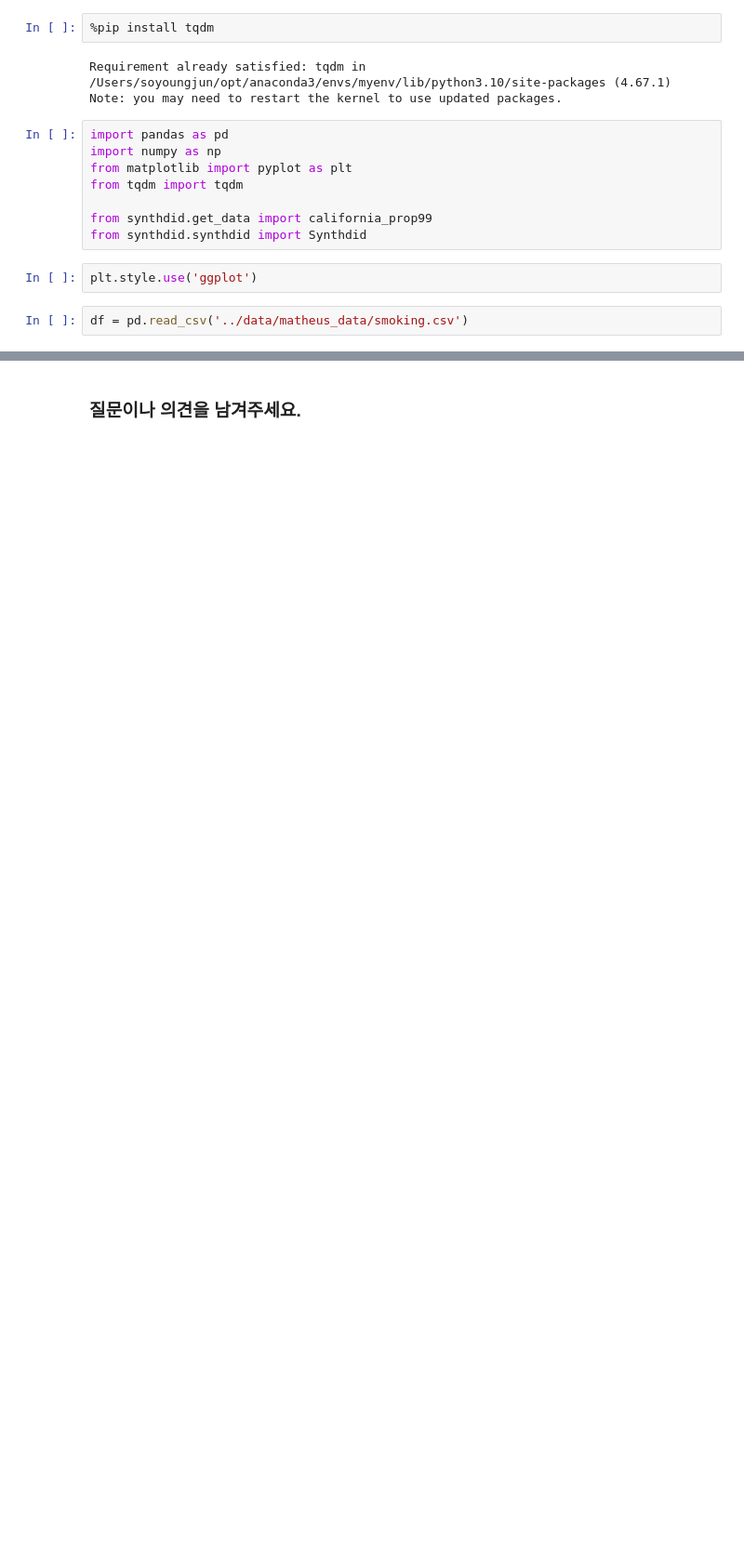
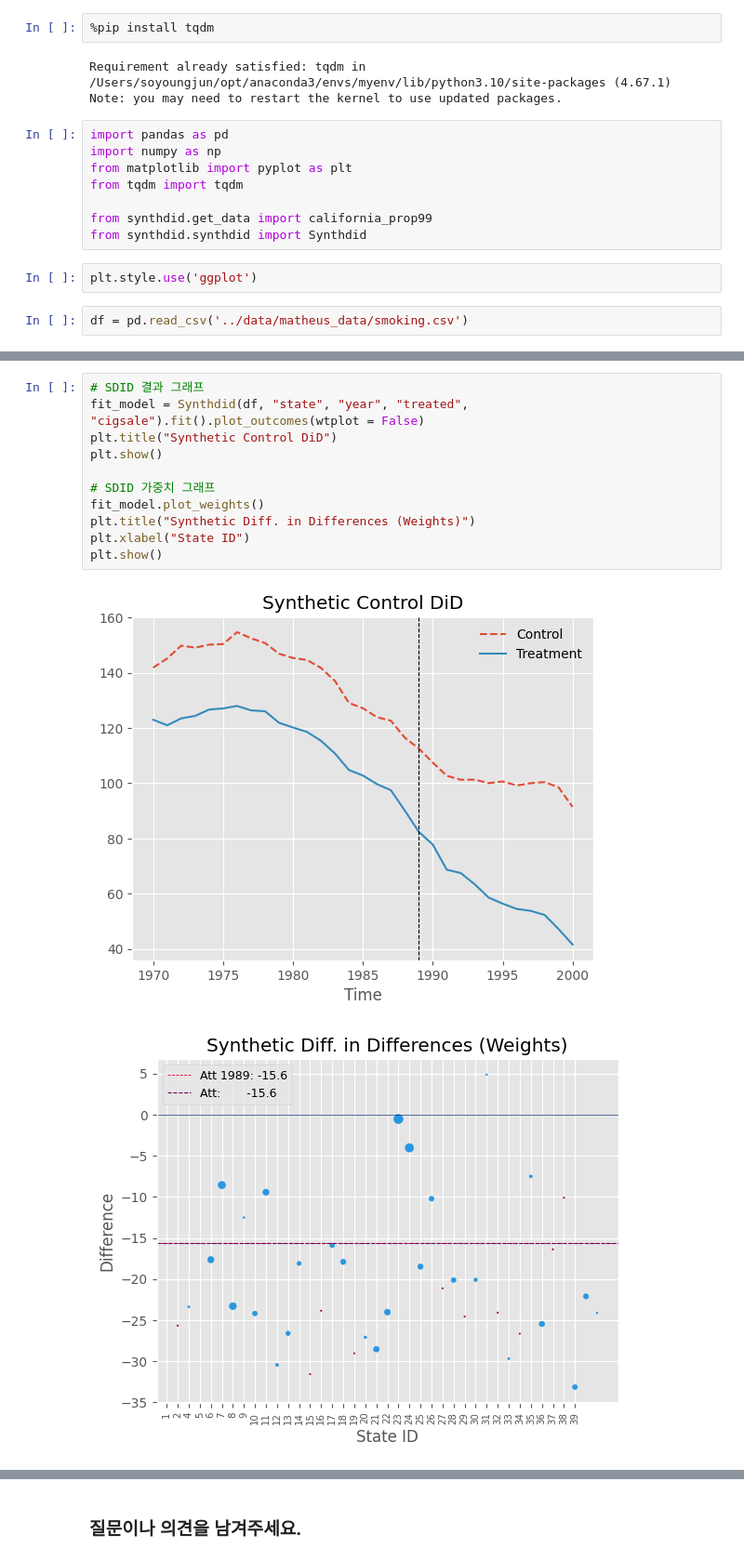
Before and after one commit to CausalInferenceLab/awesome-causal-inference-python, a Jupyter notebook: book/ate/sdid.ipynb, the cells around one changed output, grey strips where cells are left out. Shown at 93% size. Saved outputs shown, nothing was run; the diff lists cells and outputs as text; blank space fills up the shorter version.

```diff
--- a/book/ate/sdid.ipynb
+++ b/book/ate/sdid.ipynb
@@ -82,2 +73,16 @@ ZeroDivisionError: division by zero
+# %%
+# SDID 결과 그래프
+fit_model = Synthdid(df, "state", "year", "treated", "cigsale").fit().plot_outcomes(wtplot = False)
+plt.title("Synthetic Control DiD")
+plt.show()
+
+# SDID 가중치 그래프
+fit_model.plot_weights()
+plt.title("Synthetic Diff. in Differences (Weights)")
+plt.xlabel("State ID")
+plt.show()
+# %% [output]
+[figure, added]
+[figure, added]
 # %%
 # 합성 대조군(SC) 결과와 비교
```
Also changed, not shown: parts of 33 cells of this notebook.
